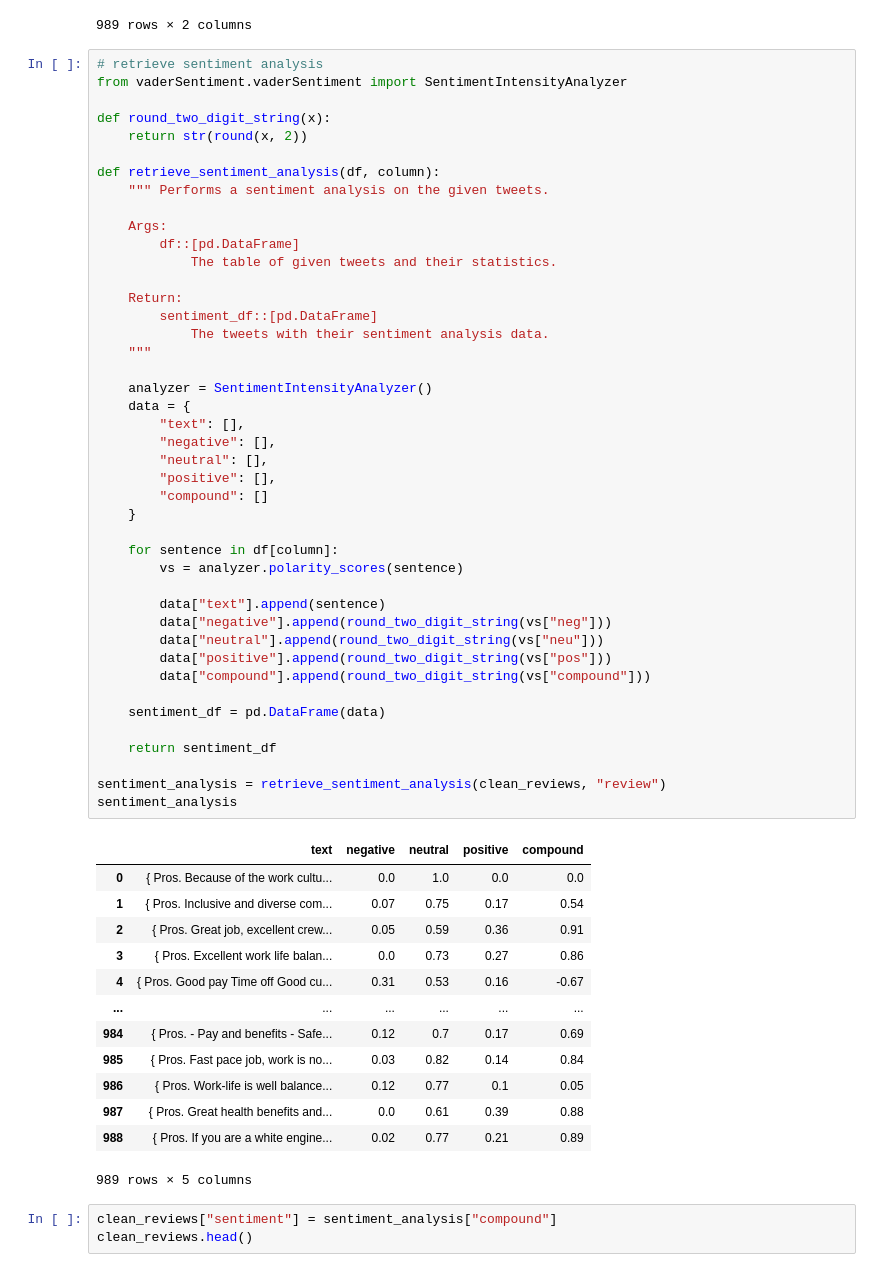
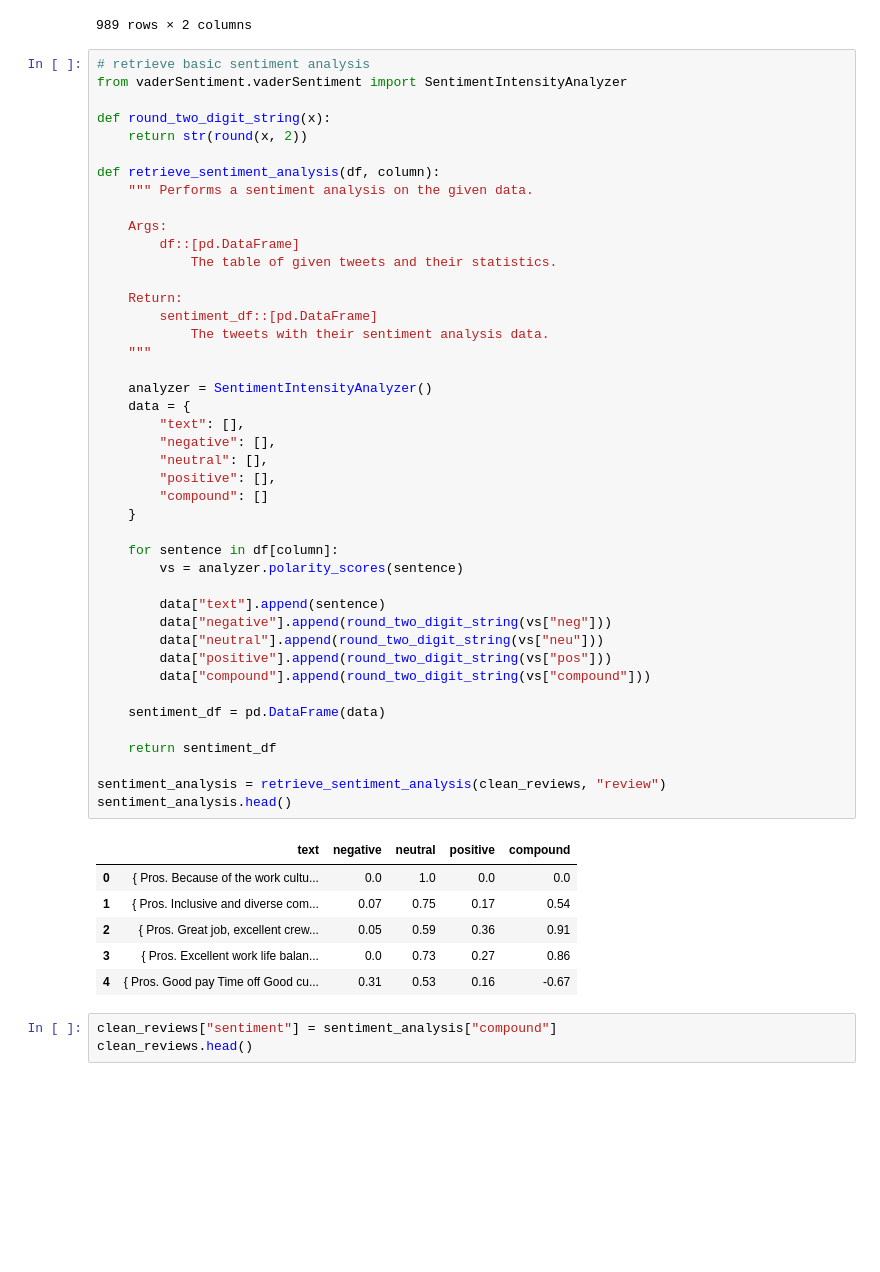
Before and after one commit to pentagramswheel/envisioning, a Jupyter notebook: m510-tools-nlp-basics/nlp-feat-eng-A/hw_nlp.ipynb, the cells around one changed output. Cells and saved outputs as stored; diff of their text form; blank space fills up the shorter version.

```diff
--- a/m510-tools-nlp-basics/nlp-feat-eng-A/hw_nlp .ipynb
+++ b/m510-tools-nlp-basics/nlp-feat-eng-A/hw_nlp.ipynb
@@ -390,14 +390,14 @@ clean_reviews
 | 988 | The Titanic. | { Pros. If you are a white engine... |
 989 rows × 2 columns
 # %%
-# retrieve sentiment analysis
+# retrieve basic sentiment analysis
 from vaderSentiment.vaderSentiment import SentimentIntensityAnalyzer
 
 def round_two_digit_string(x):
     return str(round(x, 2))
 
 def retrieve_sentiment_analysis(df, column):
-    """ Performs a sentiment analysis on the given tweets.
+    """ Performs a sentiment analysis on the given data.
 
     Args:
         df::[pd.DataFrame]
@@ -411,41 +411,34 @@ def retrieve_sentiment_analysis(df, column):
     analyzer = SentimentIntensityAnalyzer()
     data = {
         "text": [],
         "negative": [],
         "neutral": [],
         "positive": [],
         "compound": []
     }
 
     for sentence in df[column]:
         vs = analyzer.polarity_scores(sentence)
 
         data["text"].append(sentence)
         data["negative"].append(round_two_digit_string(vs["neg"]))
         data["neutral"].append(round_two_digit_string(vs["neu"]))
         data["positive"].append(round_two_digit_string(vs["pos"]))
         data["compound"].append(round_two_digit_string(vs["compound"]))
 
     sentiment_df = pd.DataFrame(data)
 
     return sentiment_df
 
 sentiment_analysis = retrieve_sentiment_analysis(clean_reviews, "review")
-sentiment_analysis
+sentiment_analysis.head()
 # %% [output]
 |  | text | negative | neutral | positive | compound |
 | 0 | { Pros. Because of the work cultu... | 0.0 | 1.0 | 0.0 | 0.0 |
 | 1 | { Pros. Inclusive and diverse com... | 0.07 | 0.75 | 0.17 | 0.54 |
 | 2 | { Pros. Great job, excellent crew... | 0.05 | 0.59 | 0.36 | 0.91 |
 | 3 | { Pros. Excellent work life balan... | 0.0 | 0.73 | 0.27 | 0.86 |
 | 4 | { Pros. Good pay Time off Good cu... | 0.31 | 0.53 | 0.16 | -0.67 |
-| ... | ... | ... | ... | ... | ... |
-| 984 | { Pros. - Pay and benefits - Safe... | 0.12 | 0.7 | 0.17 | 0.69 |
-| 985 | { Pros. Fast pace job, work is no... | 0.03 | 0.82 | 0.14 | 0.84 |
-| 986 | { Pros. Work-life is well balance... | 0.12 | 0.77 | 0.1 | 0.05 |
-| 987 | { Pros. Great health benefits and... | 0.0 | 0.61 | 0.39 | 0.88 |
-| 988 | { Pros. If you are a white engine... | 0.02 | 0.77 | 0.21 | 0.89 |
-989 rows × 5 columns
 # %%
 clean_reviews["sentiment"] = sentiment_analysis["compound"]
 clean_reviews.head()
```
Also changed, not shown: parts of 4 cells of this notebook.
